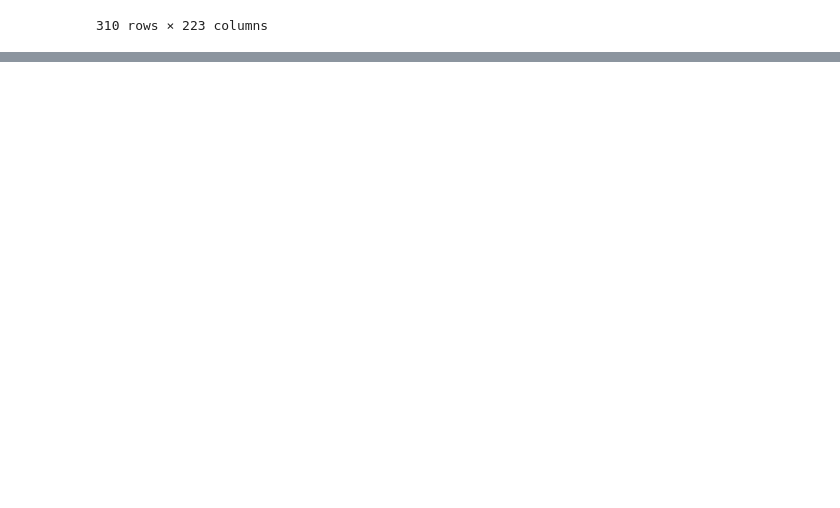
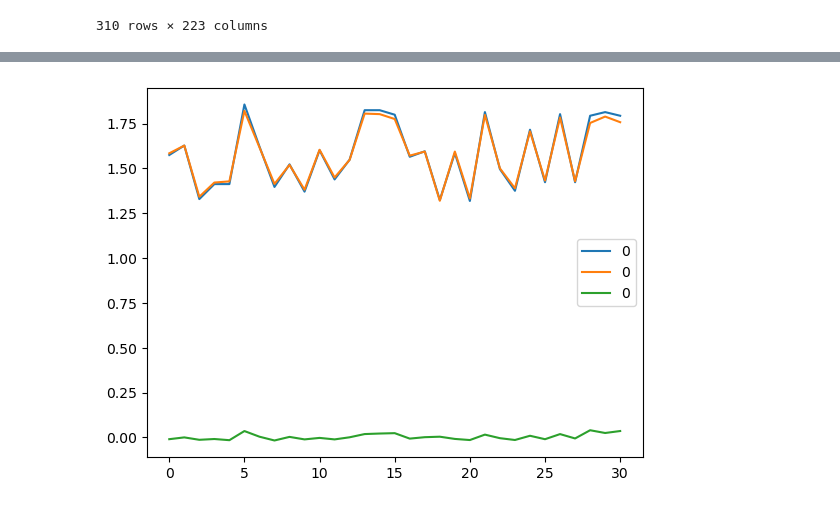
Before and after one commit to sophierahn/LiB-SOH-prediction, a Jupyter notebook: LSTM 4.3_Status Prediction Model_Trend input_Train with B5, Test with B5.ipynb, the cells around one changed output, grey strips where cells are left out. Cells and saved outputs as stored; diff of their text form; code cells hidden in the pictures; blank space fills up the shorter version.

```diff
--- a/LSTM 4.3_Status Prediction Model_Trend input_Train with B5, Test with B5.ipynb
+++ b/LSTM 4.3_Status Prediction Model_Trend input_Train with B5, Test with B5.ipynb
@@ -164,0 +167,5 @@ MAE for y: 1.063
+# %%
+DFF.plot()
+plt.show()
+# %% [output]
+[figure, added]
```
Also changed, not shown: parts of 15 cells of this notebook, 7 other files.
